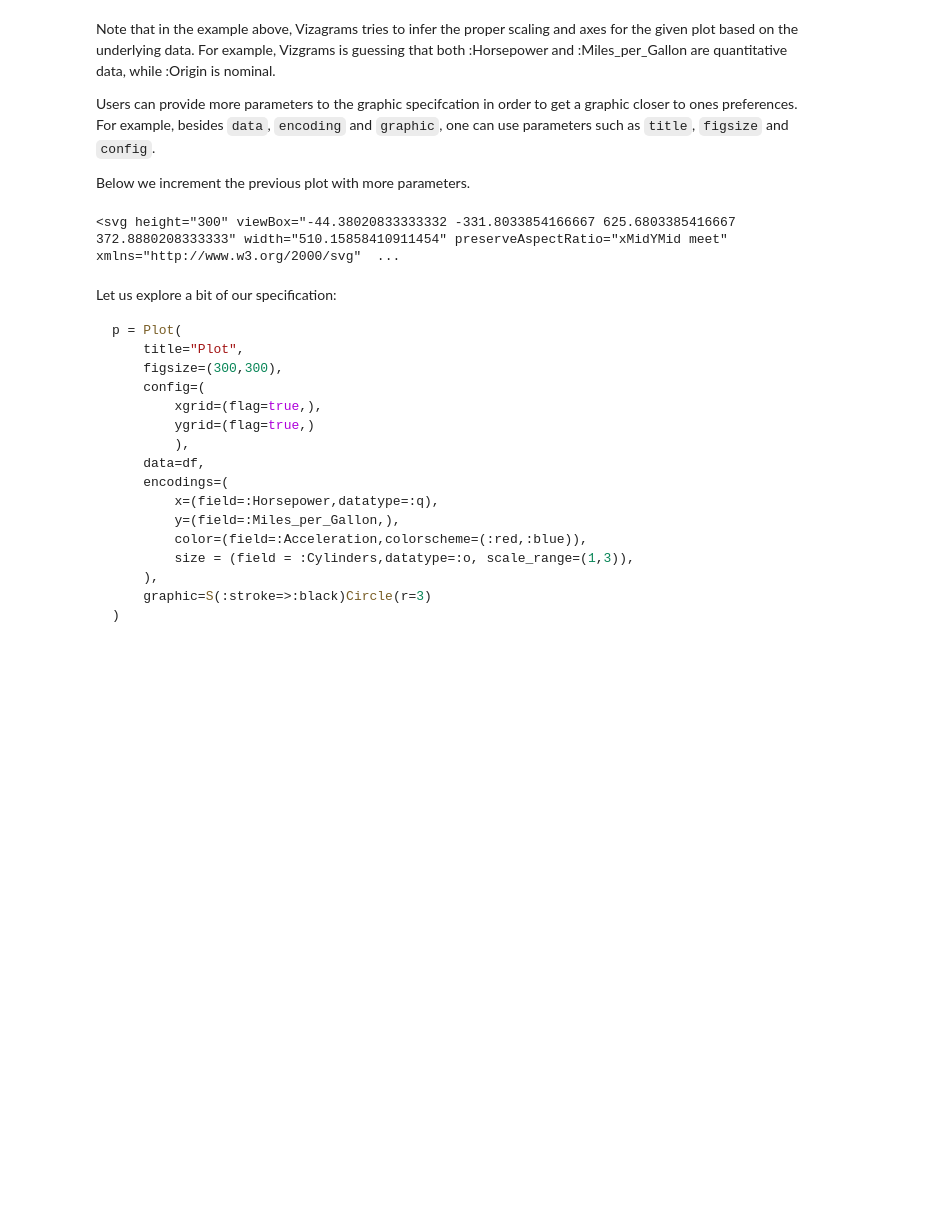
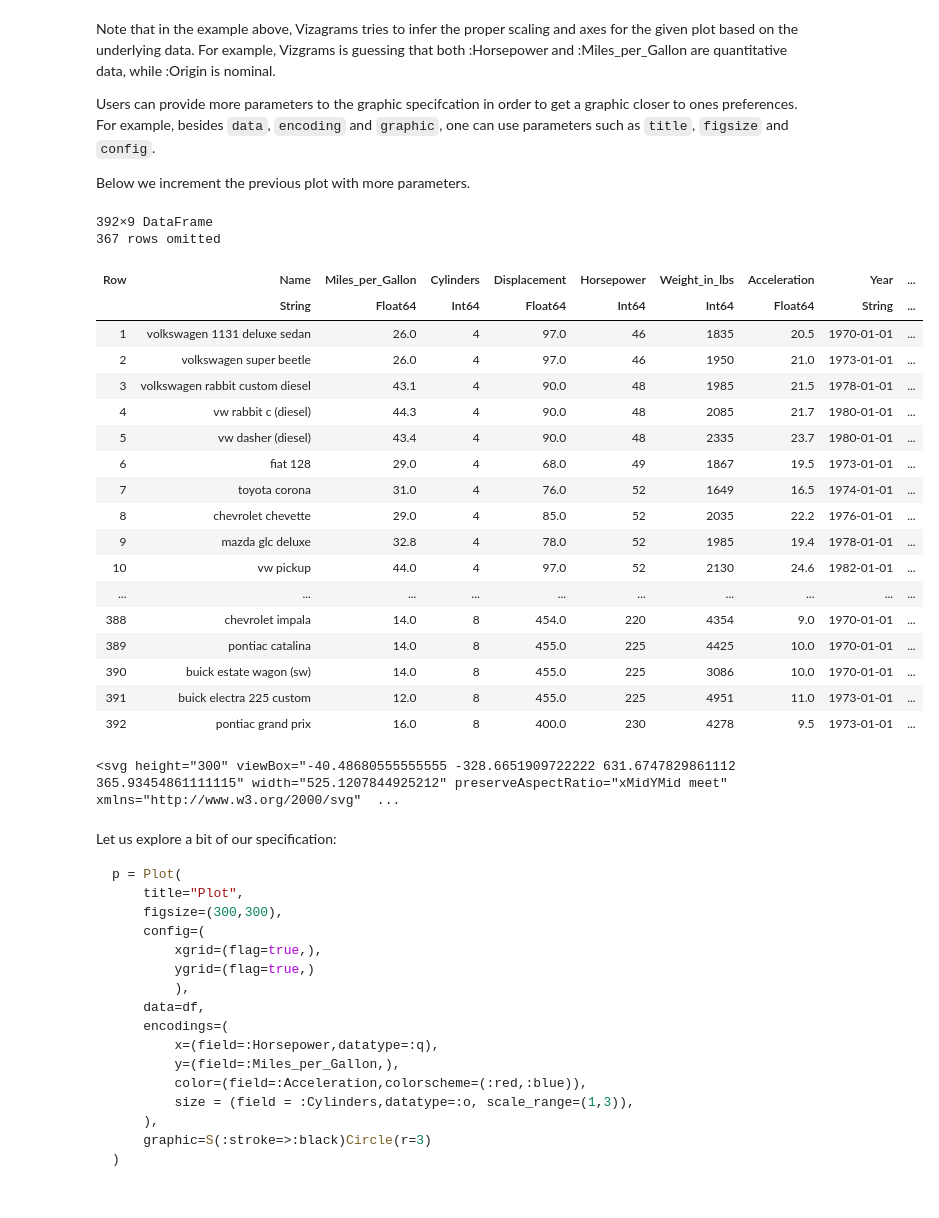
Before and after one commit to davibarreira/Vizagrams.jl, a Jupyter notebook: tutorials/3_datavisualization.ipynb, the cells around one changed output. Saved outputs shown, nothing was run; the diff lists cells and outputs as text; code cells hidden in the pictures; blank space fills up the shorter version.

```diff
--- a/tutorials/3_datavisualization.ipynb
+++ b/tutorials/3_datavisualization.ipynb
@@ -90,6 +90,29 @@ Users can provide more parameters to the graphic specifcation in order to get a
 For example, besides `data`, `encoding` and `graphic`, one can use parameters such as `title`, `figsize` and `config`.
 
 Below we increment the previous plot with more parameters.
+# %%
+sort(df,:Horsepower)
+# %% [output]
+392×9 DataFrame
+367 rows omitted
+| Row | Name | Miles_per_Gallon | Cylinders | Displacement | Horsepower | Weight_in_lbs | Acceleration | Year | ... |
+|  | String | Float64 | Int64 | Float64 | Int64 | Int64 | Float64 | String | ... |
+| 1 | volkswagen 1131 deluxe sedan | 26.0 | 4 | 97.0 | 46 | 1835 | 20.5 | 1970-01-01 | ... |
+| 2 | volkswagen super beetle | 26.0 | 4 | 97.0 | 46 | 1950 | 21.0 | 1973-01-01 | ... |
+| 3 | volkswagen rabbit custom diesel | 43.1 | 4 | 90.0 | 48 | 1985 | 21.5 | 1978-01-01 | ... |
+| 4 | vw rabbit c (diesel) | 44.3 | 4 | 90.0 | 48 | 2085 | 21.7 | 1980-01-01 | ... |
+| 5 | vw dasher (diesel) | 43.4 | 4 | 90.0 | 48 | 2335 | 23.7 | 1980-01-01 | ... |
+| 6 | fiat 128 | 29.0 | 4 | 68.0 | 49 | 1867 | 19.5 | 1973-01-01 | ... |
+| 7 | toyota corona | 31.0 | 4 | 76.0 | 52 | 1649 | 16.5 | 1974-01-01 | ... |
+| 8 | chevrolet chevette | 29.0 | 4 | 85.0 | 52 | 2035 | 22.2 | 1976-01-01 | ... |
+| 9 | mazda glc deluxe | 32.8 | 4 | 78.0 | 52 | 1985 | 19.4 | 1978-01-01 | ... |
+| 10 | vw pickup | 44.0 | 4 | 97.0 | 52 | 2130 | 24.6 | 1982-01-01 | ... |
+| ... | ... | ... | ... | ... | ... | ... | ... | ... | ... |
+| 388 | chevrolet impala | 14.0 | 8 | 454.0 | 220 | 4354 | 9.0 | 1970-01-01 | ... |
+| 389 | pontiac catalina | 14.0 | 8 | 455.0 | 225 | 4425 | 10.0 | 1970-01-01 | ... |
+| 390 | buick estate wagon (sw) | 14.0 | 8 | 455.0 | 225 | 3086 | 10.0 | 1970-01-01 | ... |
+| 391 | buick electra 225 custom | 12.0 | 8 | 455.0 | 225 | 4951 | 11.0 | 1973-01-01 | ... |
+| 392 | pontiac grand prix | 16.0 | 8 | 400.0 | 230 | 4278 | 9.5 | 1973-01-01 | ... |
 # %%
 p = Plot(
     title="Plot",
@@ -102,7 +125,7 @@ p = Plot(
     encodings=(
         x=(field=:Horsepower,datatype=:q),
         y=(field=:Miles_per_Gallon,),
-        color=(field=:Acceleration,colorscheme=(:red,:blue)),
+        color=(field=:Acceleration,scale_range=(:blue,:red)),
         size = (field = :Cylinders,datatype=:o, scale_range=(1,3)),
     ),
     graphic=S(:stroke=>:black)Circle(r=3)
@@ -110,7 +133,7 @@ p = Plot(
 
 draw(p, height=300)
 # %% [output]
-<svg height="300" viewBox="-44.38020833333332 -331.8033854166667 625.6803385416667 372.8880208333333" width="510.15858410911454" preserveAspectRatio="xMidYMid meet" xmlns="http://www.w3.org/2000/svg"  ...
+<svg height="300" viewBox="-40.48680555555555 -328.6651909722222 631.6747829861112 365.93454861111115" width="525.1207844925212" preserveAspectRatio="xMidYMid meet" xmlns="http://www.w3.org/2000/svg"  ...
 # %% [markdown]
 Let us explore a bit of our specification:
 
```
Also changed, not shown: parts of 8 cells of this notebook, 12 other files.
